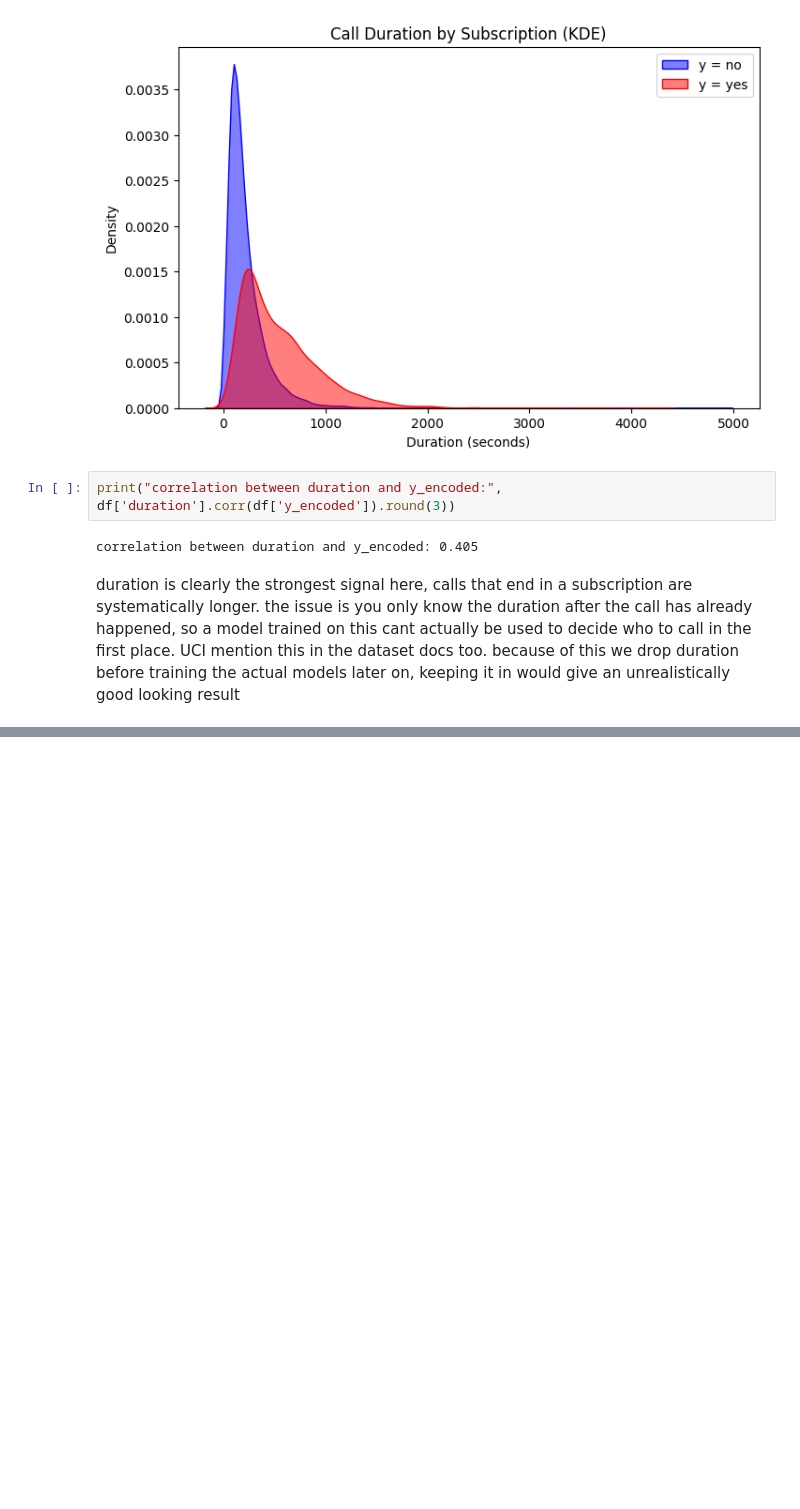
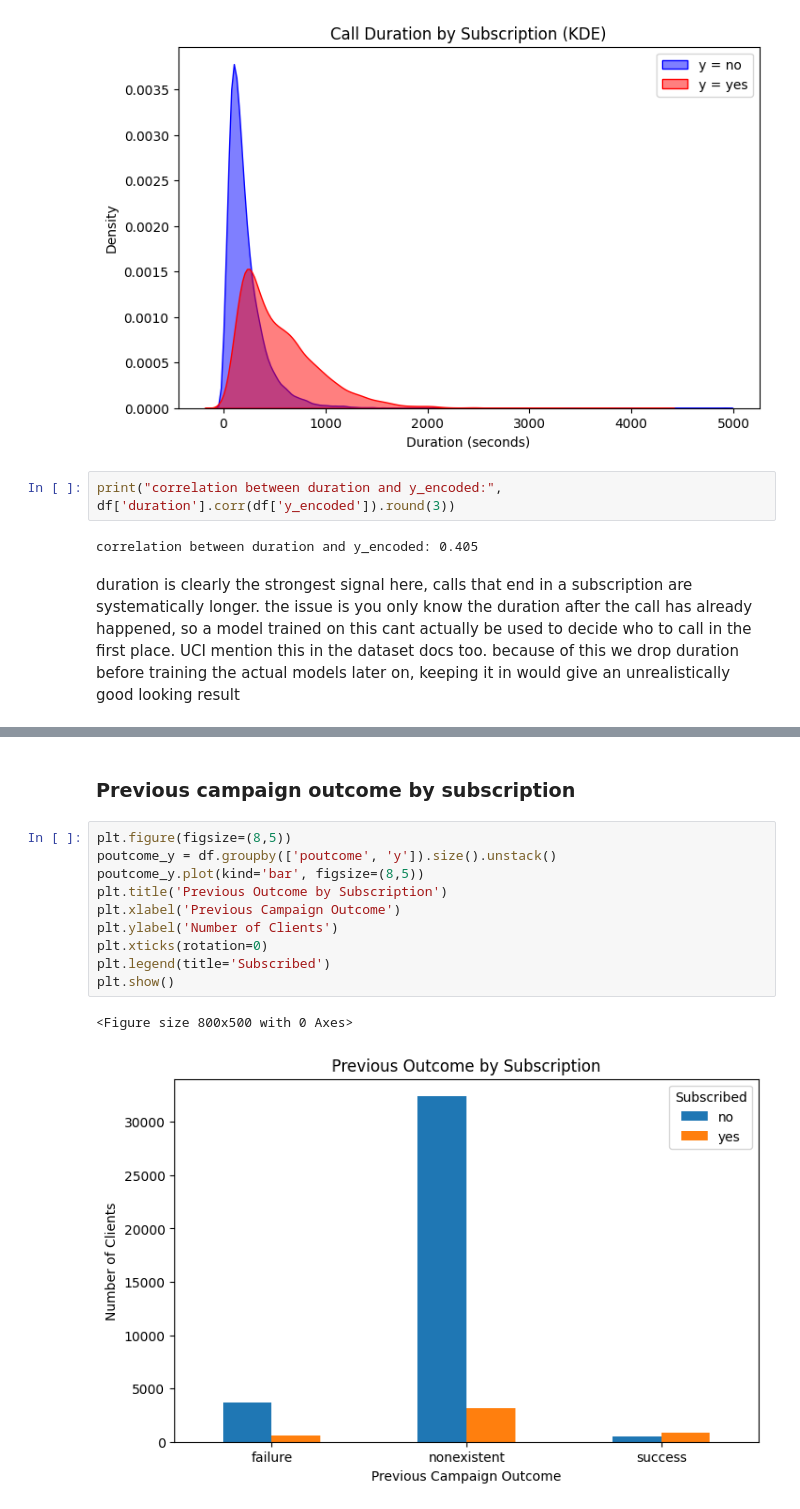
Before and after one commit to cuboidalstudios/ML_REF_DEF, a Jupyter notebook: Machine_Learning_REFDEF.ipynb, the cells around one changed output, grey strips where cells are left out. Saved outputs shown, nothing was run; the diff lists cells and outputs as text; blank space fills up the shorter version.

```diff
--- a/Machine_Learning_REFDEF.ipynb
+++ b/Machine_Learning_REFDEF.ipynb
@@ -244,0 +303,15 @@ unrealistically good looking result
+# %% [markdown]
+### Previous campaign outcome by subscription
+# %%
+plt.figure(figsize=(8,5))
+poutcome_y = df.groupby(['poutcome', 'y']).size().unstack()
+poutcome_y.plot(kind='bar', figsize=(8,5))
+plt.title('Previous Outcome by Subscription')
+plt.xlabel('Previous Campaign Outcome')
+plt.ylabel('Number of Clients')
+plt.xticks(rotation=0)
+plt.legend(title='Subscribed')
+plt.show()
+# %% [output]
+<Figure size 800x500 with 0 Axes>
+[figure, added]
```
Also changed, not shown: parts of 37 cells of this notebook.
